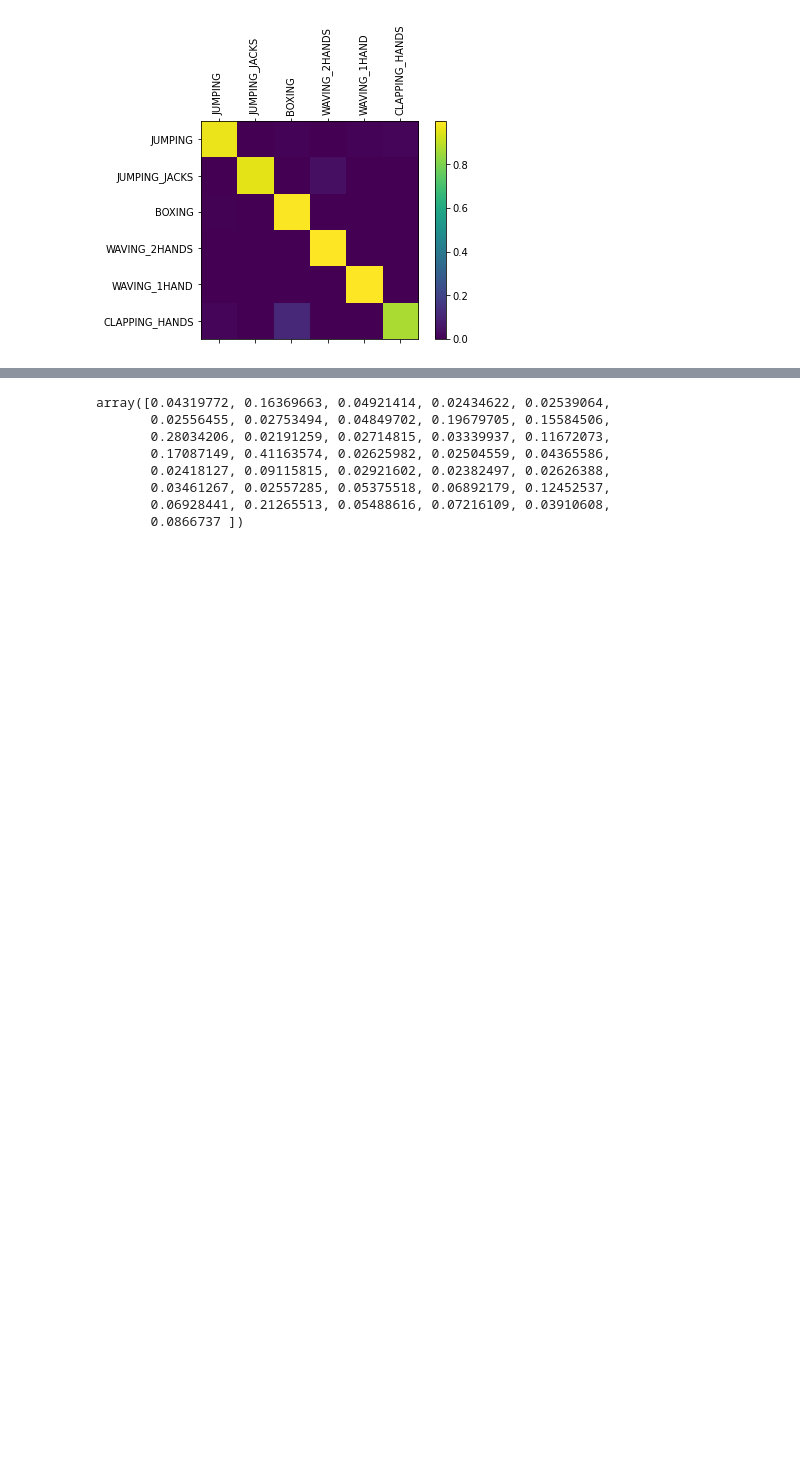
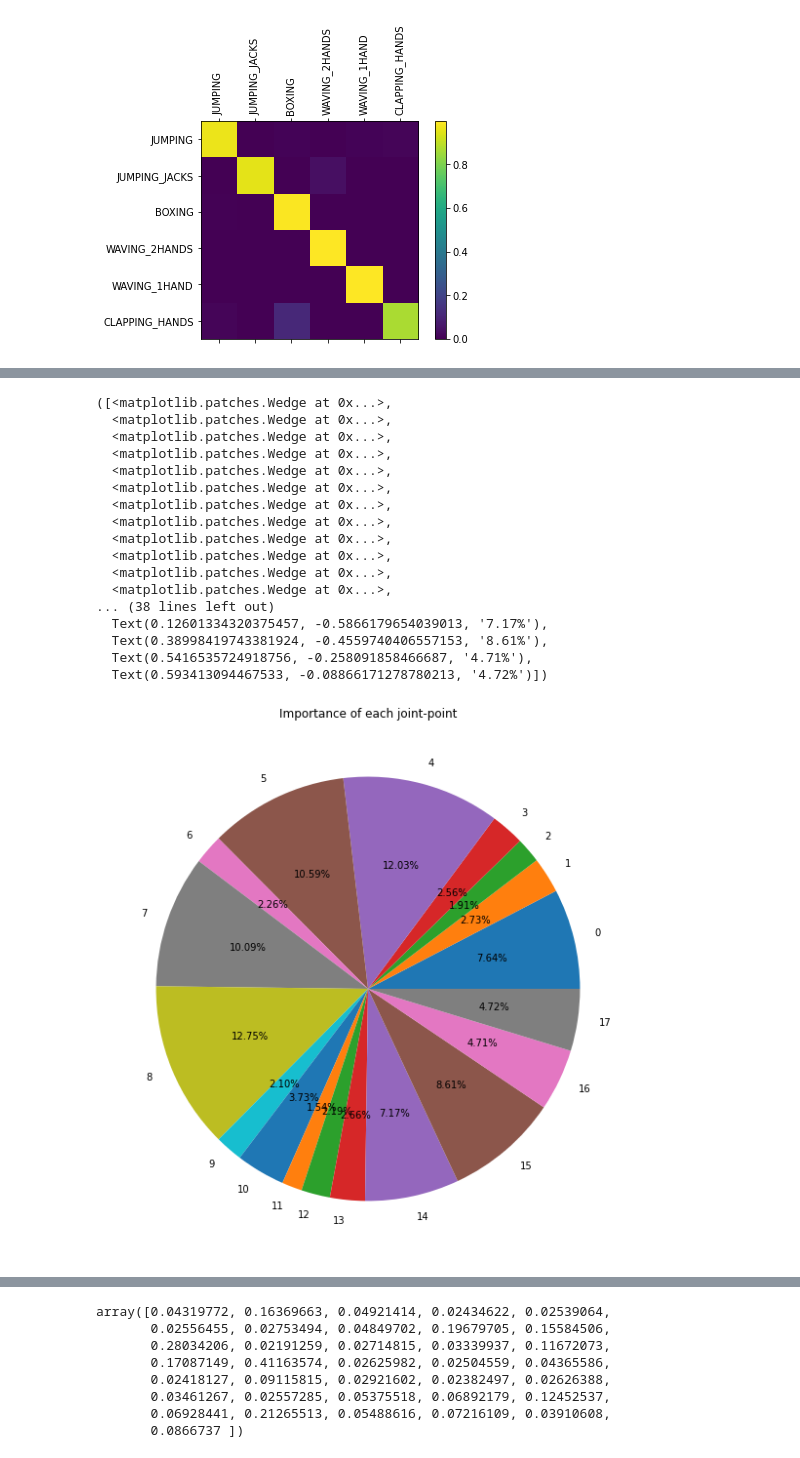
Before and after one commit to Lizzd/Openpose-Pose-classify, a Jupyter notebook: lstm.ipynb, the cells around one changed output, grey strips where cells are left out. Cells and saved outputs as stored; diff of their text form; code cells hidden in the pictures; blank space fills up the shorter version.

```diff
--- a/lstm.ipynb
+++ b/lstm.ipynb
@@ -113,4 +128,4 @@ Text(0, 0.5, 'count')
 # %%
-value_count = sample_count *  frames - missedData
+value_count = sample_count *  frames*2 - missed_value_merge
 value_count
 # %% [output]
@@ -434,3 +496,29 @@ test accuracy 0.9340984176664928
+# %%
+relative_effect =  (1-df_new_merge)*sample_count*frames/value_count
+relative_effect = relative_effect/np.sum(relative_effect)
+# %%
+plt.figure(figsize=(10,10))
+plt.title('Importance of each joint-point')
+plt.pie(relative_effect,autopct='%.2f%%', labels = numBins)
+# %% [output]
+([<matplotlib.patches.Wedge at 0x...>,
+  <matplotlib.patches.Wedge at 0x...>,
+  <matplotlib.patches.Wedge at 0x...>,
+  <matplotlib.patches.Wedge at 0x...>,
+  <matplotlib.patches.Wedge at 0x...>,
+  <matplotlib.patches.Wedge at 0x...>,
+  <matplotlib.patches.Wedge at 0x...>,
+  <matplotlib.patches.Wedge at 0x...>,
+  <matplotlib.patches.Wedge at 0x...>,
+  <matplotlib.patches.Wedge at 0x...>,
+  <matplotlib.patches.Wedge at 0x...>,
+  <matplotlib.patches.Wedge at 0x...>,
+... (38 lines left out)
+  Text(0.12601334320375457, -0.5866179654039013, '7.17%'),
+  Text(0.38998419743381924, -0.4559740406557153, '8.61%'),
+  Text(0.5416535724918756, -0.258091858466687, '4.71%'),
+  Text(0.593413094467533, -0.08866171278780213, '4.72%')])
+[figure, added]
 # %%
 # 展示特征重要性
 df = pd.DataFrame(results)
```
Also changed, not shown: parts of 19 cells of this notebook, 2 other files.
